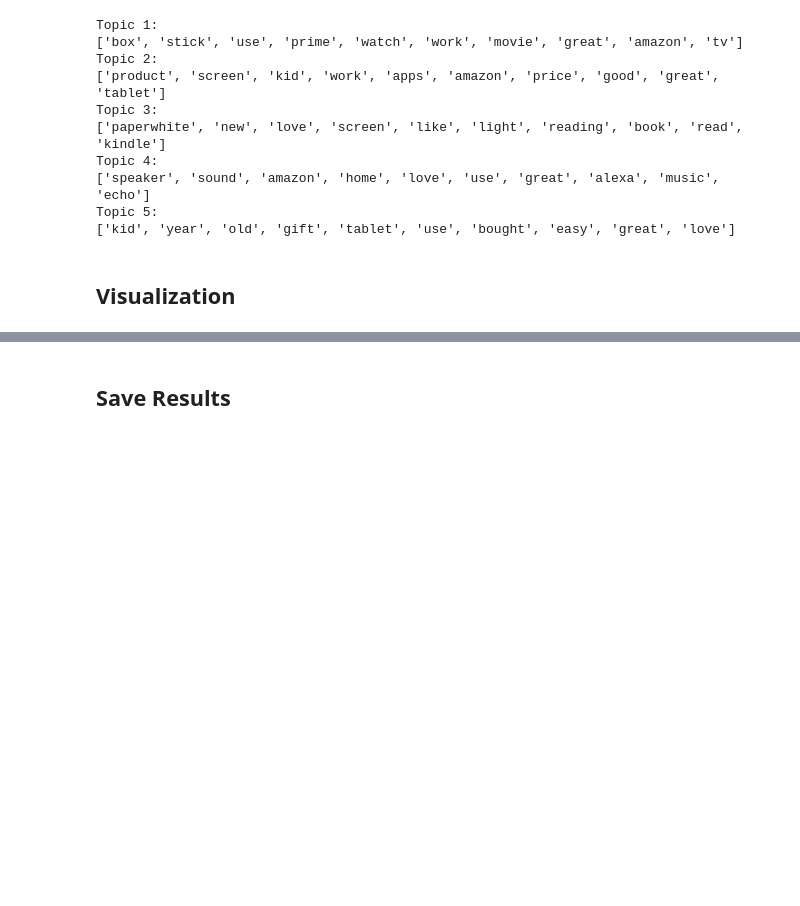
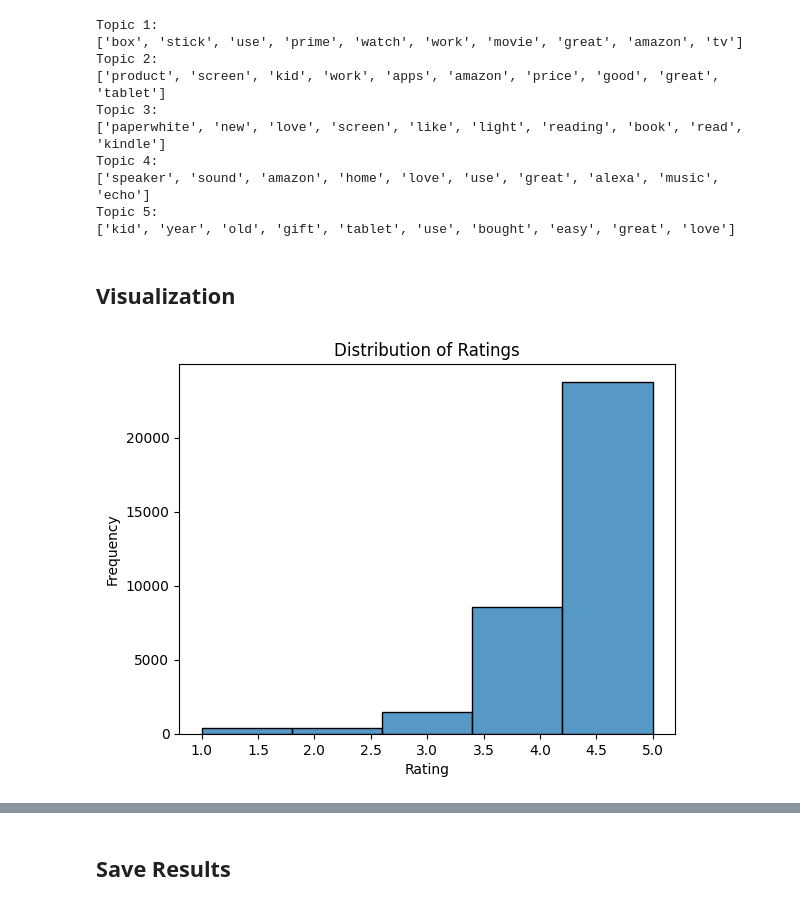
Before and after one commit to Parth-Maniar-3012/CustomerFeedbackAnalyzer, a Jupyter notebook: Customer_Feedback_Analysis.ipynb, the cells around one changed output, grey strips where cells are left out. Drawn from its saved outputs; the diff is of its cells as text; code cells hidden in the pictures; blank space fills up the shorter version.

```diff
--- a/Customer_Feedback_Analysis.ipynb
+++ b/Customer_Feedback_Analysis.ipynb
@@ -163,3 +167,14 @@ Topic 5:
 ['kid', 'year', 'old', 'gift', 'tablet', 'use', 'bought', 'easy', 'great', 'love']
 # %% [markdown]
 ## Visualization
+# %%
+import seaborn as sns
+import matplotlib.pyplot as plt
+
+sns.histplot(df['reviews.rating'], bins=5, kde=False)
+plt.title('Distribution of Ratings')
+plt.xlabel('Rating')
+plt.ylabel('Frequency')
+plt.show()
+# %% [output]
+[figure, added]
```
Also changed, not shown: parts of 5 cells of this notebook, 10 other files.
